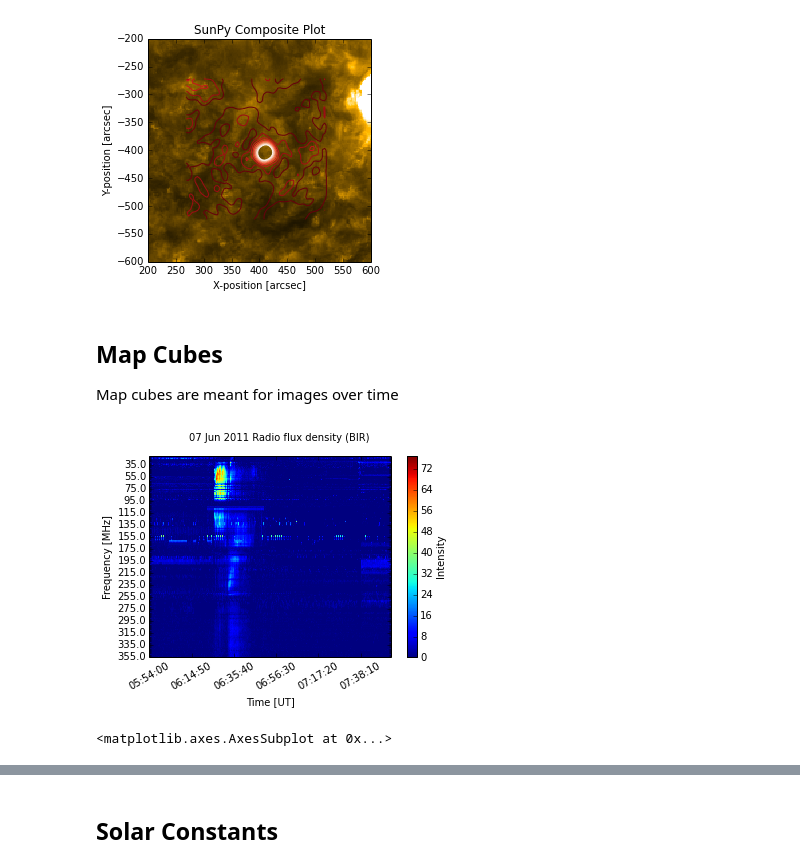
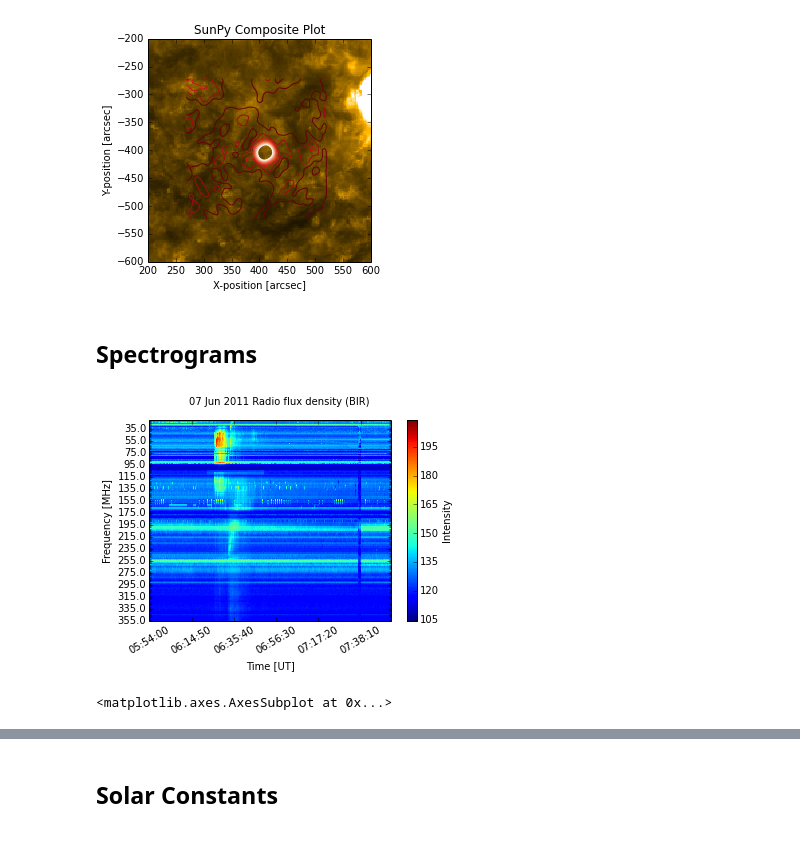
Before and after one commit to ehsteve/ipython-notebooks, a Jupyter notebook: RHESSI Workshope 13 - SunPy.ipynb, the cells around one changed output, grey strips where cells are left out. Drawn from its saved outputs; the diff is of its cells as text; code cells hidden in the pictures.

```diff
--- a/RHESSI Workshope 13 - SunPy.ipynb
+++ b/RHESSI Workshope 13 - SunPy.ipynb
@@ -206,6 +201,3 @@ ax.axis([200, 600, -600, -200])
 plt.show()
 # %% [output]
 [figure]
-# %% [markdown]
-## Map Cubes
-Map cubes are meant for images over time
@@ -218,9 +204,11 @@ mapcube.peek()
+# %% [markdown]
+## Spectrograms
 # %%
 from sunpy.spectra.sources.callisto import CallistoSpectrogram
 tstart, tend = "2011-06-07T06:00:00", "2011-06-07T07:45:00"
 callisto = CallistoSpectrogram.from_range("BIR", tstart, tend)
-callisto_nobg = callisto.subtract_bg()
-callisto_nobg.peek(vmin = 0)
-# %% [output]
-[figure, removed]
-<matplotlib.axes.AxesSubplot at 0x...>
+# %%
+callisto.peek(vmin = 0)
+# %% [output]
+[figure, added]
+<matplotlib.axes.AxesSubplot at 0x...>
```
Also changed, not shown: parts of 51 cells of this notebook, 2 other files.
